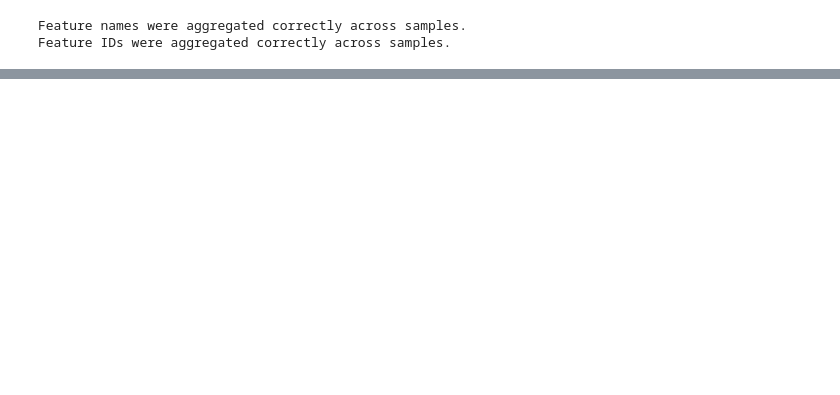
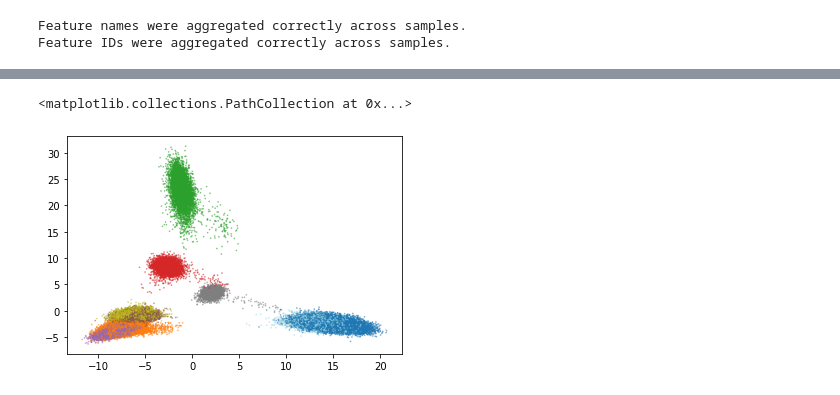
Before and after one commit to djunamay/ABCA7lof2, a Jupyter notebook: 05-single_cell_qc_anno.ipynb, the cells around one changed output, grey strips where cells are left out. Drawn from its saved outputs; the diff is of its cells as text; code cells hidden in the pictures; blank space fills up the shorter version.

```diff
--- a/05-single_cell_qc_anno.ipynb
+++ b/05-single_cell_qc_anno.ipynb
@@ -452,0 +111,6 @@ counts per label = [2537 6964]
+# %%
+index = scores>-60
+plt.pyplot.scatter(projected_matrix[index,0], projected_matrix[index,1], s=.5, alpha=0.5, c=predict[index],cmap='tab20')
+# %% [output]
+<matplotlib.collections.PathCollection at 0x...>
+[figure, added]
```
Also changed, not shown: parts of 52 cells of this notebook, 2 other files.
